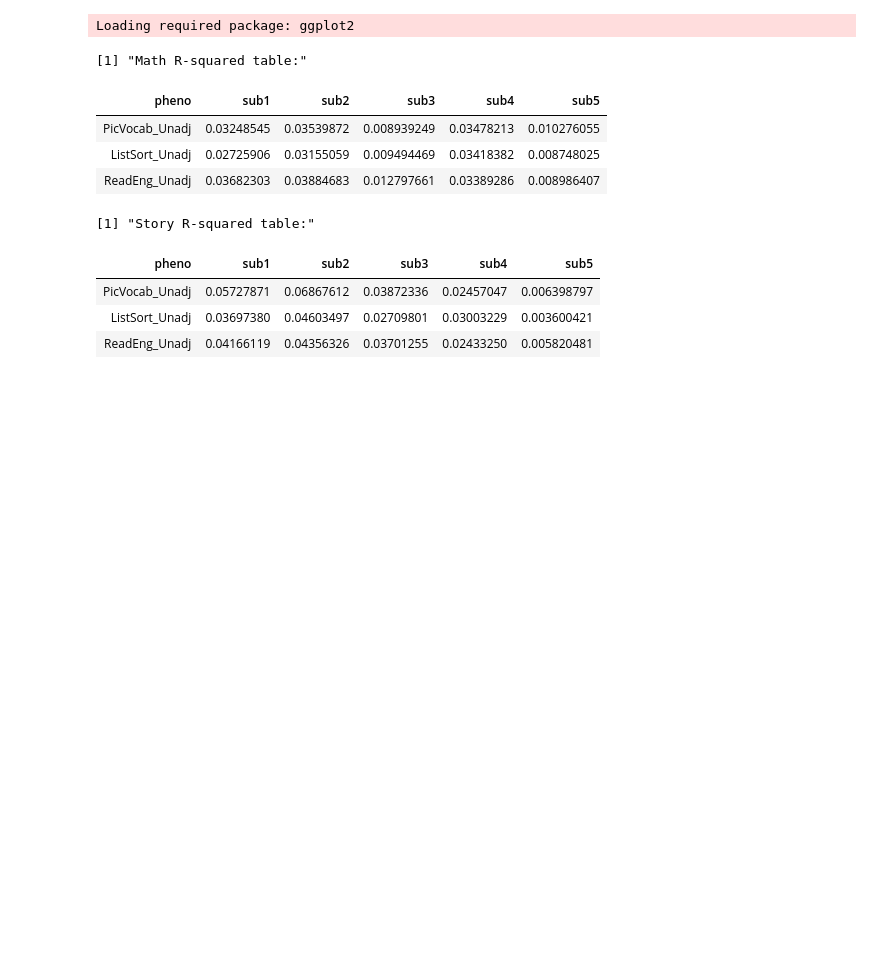
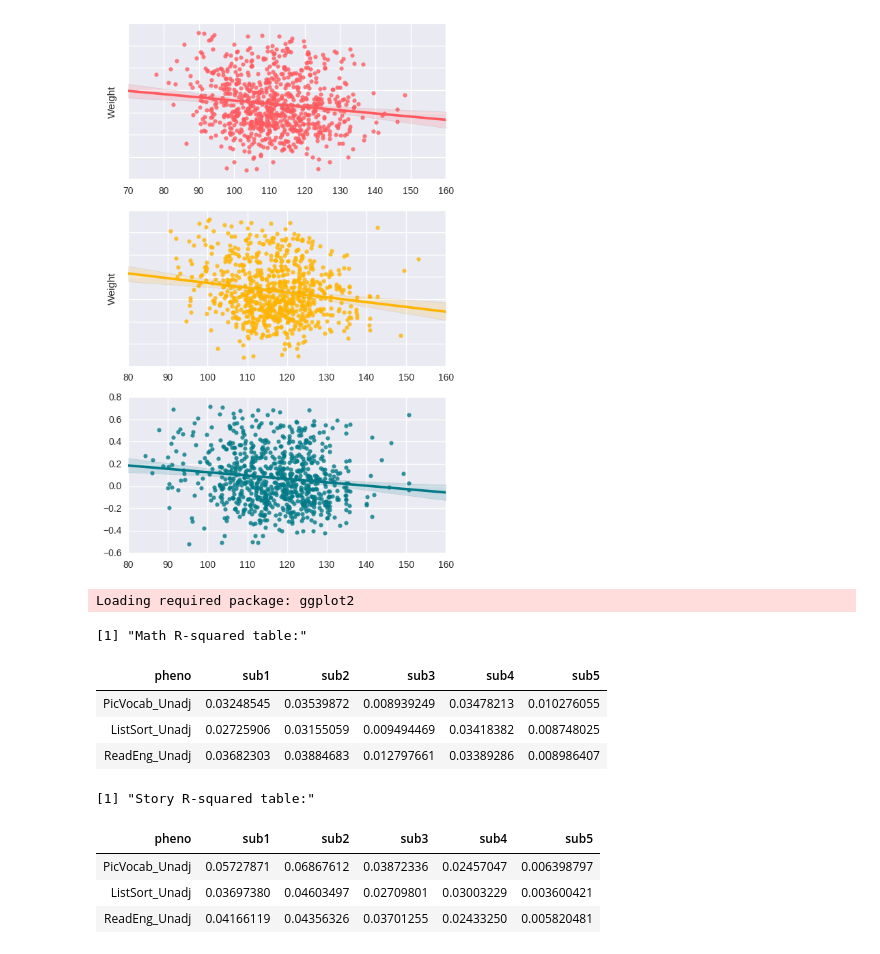
Before and after one commit to SIMEXP/hcp, a Jupyter notebook: hcp_association_subtypes_language_exp2.ipynb, the cells around one changed output. Drawn from its saved outputs; the diff is of its cells as text; code cells hidden in the pictures; blank space fills up the shorter version.

```diff
--- a/hcp_association_subtypes_language_exp2.ipynb
+++ b/hcp_association_subtypes_language_exp2.ipynb
@@ -41,0 +70,23 @@ tips
+# %%
+fig = plt.figure(figsize=(6,10))
+
+ax1 = fig.add_subplot(311)
+ax1 = sns.regplot(x="ListSort_Unadj", y="sub1", data=data_math_clean,color="#ff5a5f",x_jitter= 4);
+ax1.set_ylabel('Weight')
+ax1.set_xlabel('')
+ax1.set(yticklabels=[])
+
+ax2 = fig.add_subplot(312)
+ax2= sns.regplot(x="PicVocab_Unadj", y="sub1", data=data_math_clean,color="#ffb400");
+ax2.set_ylabel('Weight')
+ax2.set_xlabel('')
+ax2.set(yticklabels=[])
+
+ax3 = fig.add_subplot(313)
+ax3= sns.regplot(x="ReadEng_Unadj", y="sub1", data=data_math_clean,color="#007a87");
+ax3.set_ylabel('')
+ax3.set_xlabel('')
+
+fig.savefig(os.path.join(data_path,"math_pheno_association_subt{}.svg".format('math')))
+# %% [output]
+[figure, added]
```
Also changed, not shown: parts of 8 cells of this notebook, 1 other file.
